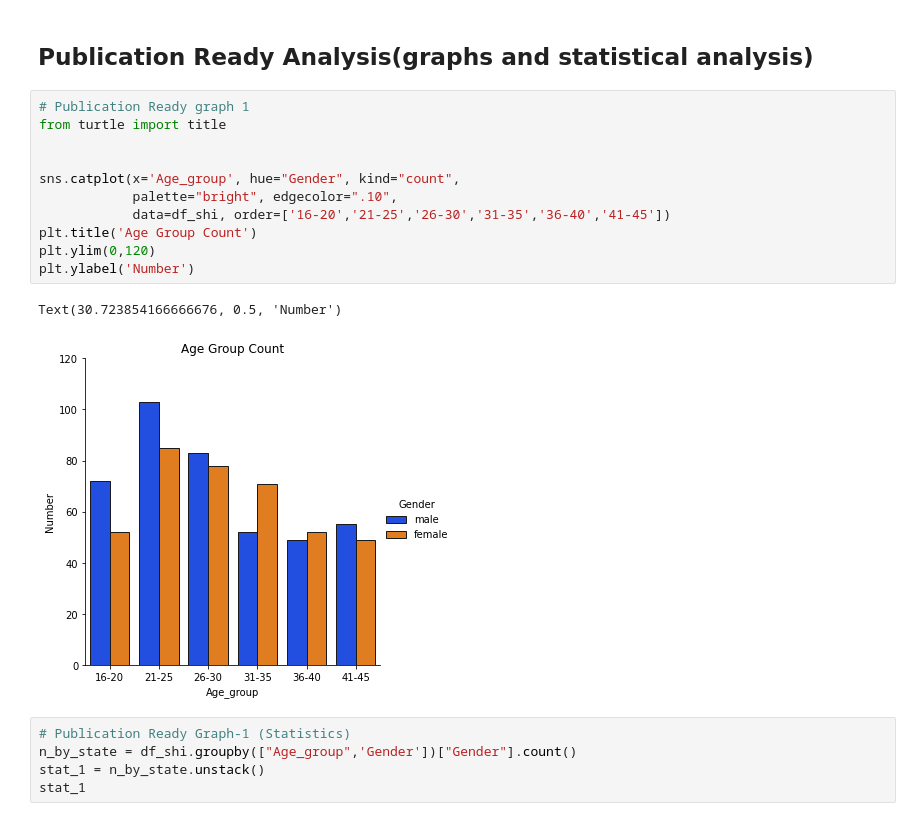
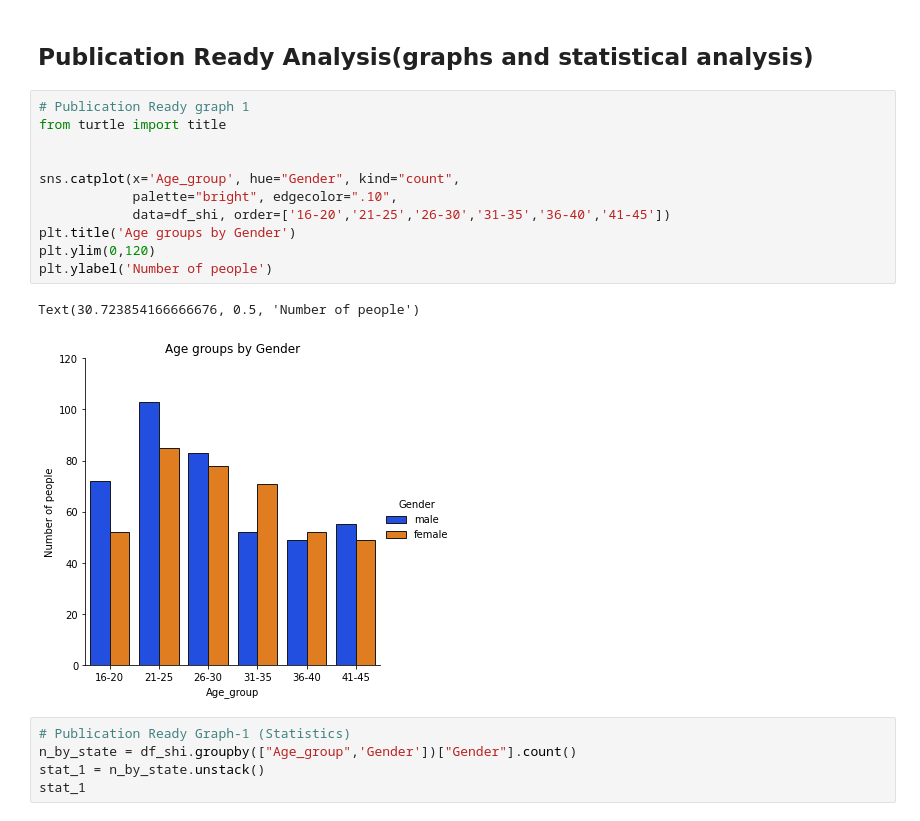
Before and after one commit to Obaid-Ullah/dataSci, a Jupyter notebook: EDA_schi/schizophrenia/intro_shizo.ipynb, the cells around one changed output. Cells and saved outputs as stored; diff of their text form.

```diff
--- a/EDA_schi/schizophrenia/intro_shizo.ipynb
+++ b/EDA_schi/schizophrenia/intro_shizo.ipynb
@@ -68,17 +70,17 @@ plt.show()
 # %%
 # Publication Ready graph 1
 from turtle import title
 
 
 sns.catplot(x='Age_group', hue="Gender", kind="count",
             palette="bright", edgecolor=".10",
             data=df_shi, order=['16-20','21-25','26-30','31-35','36-40','41-45'])
-plt.title('Age Group Count')
+plt.title('Age groups by Gender')
 plt.ylim(0,120)
-plt.ylabel('Number')
+plt.ylabel('Number of people')
 # %% [output]
-Text(30.723854166666676, 0.5, 'Number')
+Text(30.723854166666676, 0.5, 'Number of people')
-[figure, old version]
+[figure, new version]
 # %%
 # Publication Ready Graph-1 (Statistics)
 n_by_state = df_shi.groupby(["Age_group",'Gender'])["Gender"].count()
```
Also changed, not shown: parts of 14 cells of this notebook, 3 other files.
